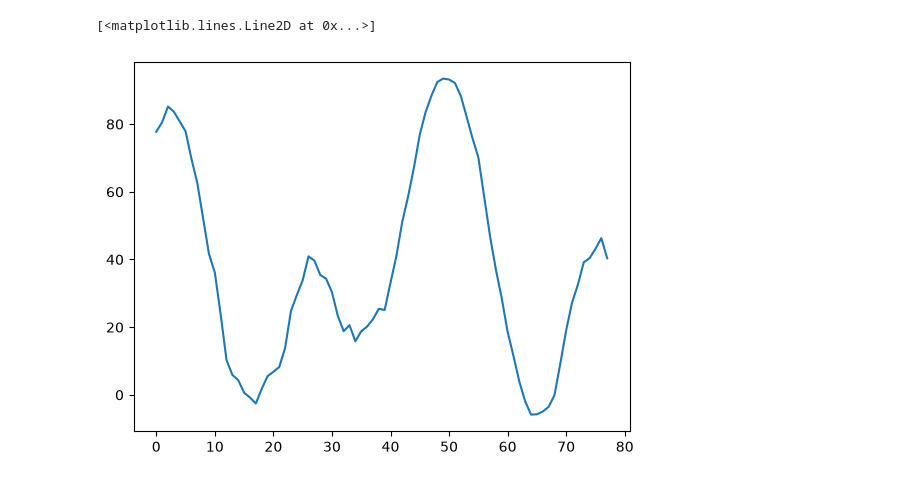
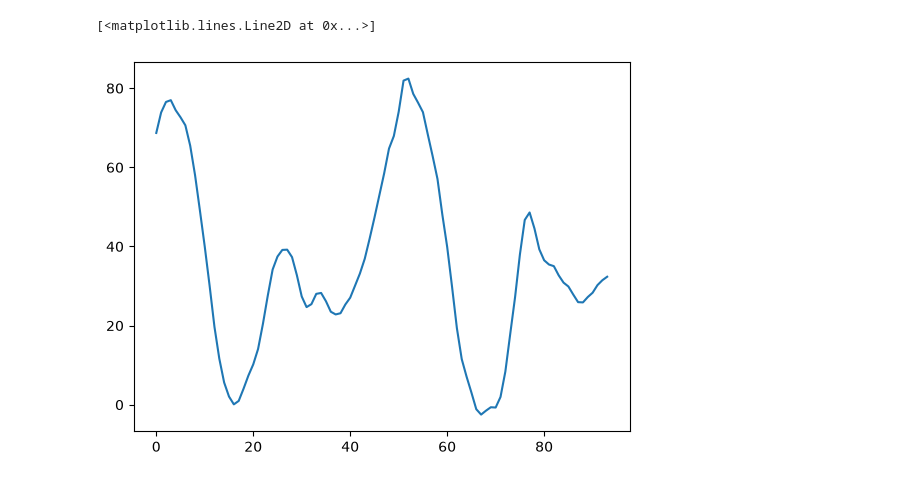
Before and after one commit to J-sehyeon/Oracle_Project, a Jupyter notebook: PoC/scripts/features/test.ipynb, the cells around one changed output. Cells and saved outputs as stored; diff of their text form; code cells hidden in the pictures.

```diff
--- a/PoC/scripts/features/test.ipynb
+++ b/PoC/scripts/features/test.ipynb
@@ -62,5 +98,5 @@ arctan2 = <ufunc 'arctan2'>
 # %%
-plt.plot(ps.joint_angle("left_knee", negative=True))
+plt.plot(ps.joint_angle("left_knee", smooth=True, negative=True))
 # %% [output]
 [<matplotlib.lines.Line2D at 0x...>]
-[figure, old version]
+[figure, new version]
```
Also changed, not shown: parts of 18 cells of this notebook, 16 other files.
